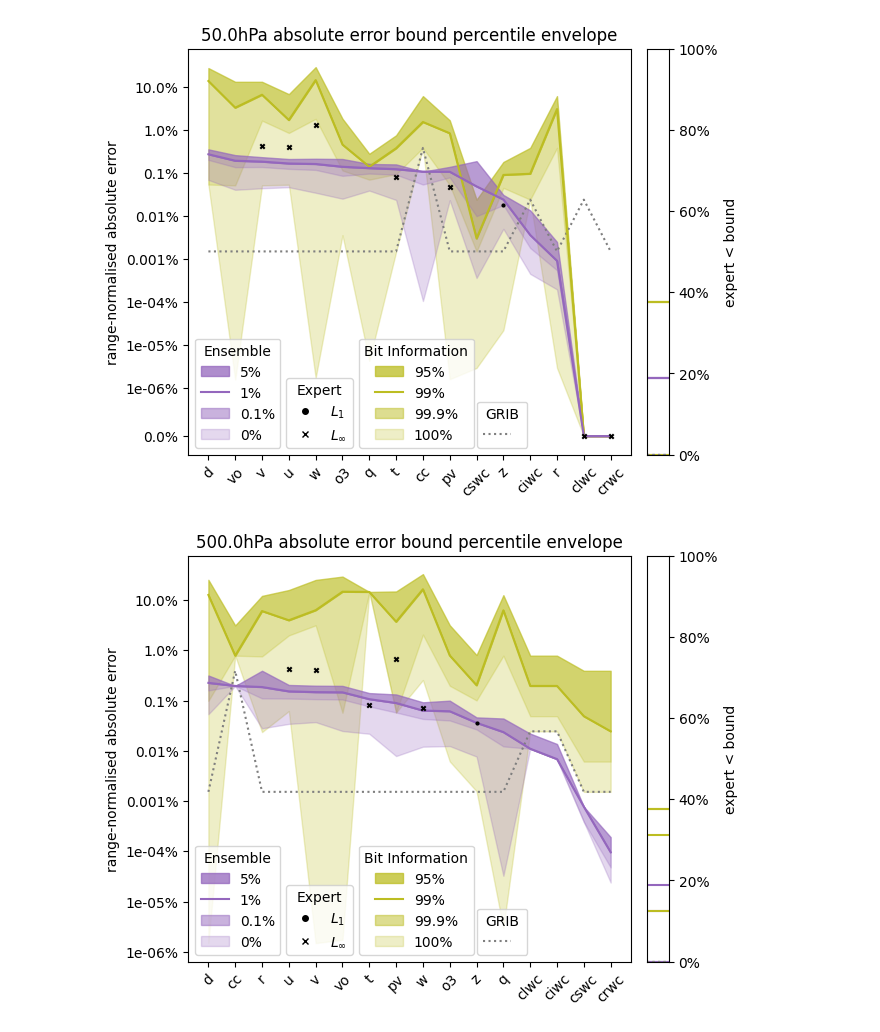
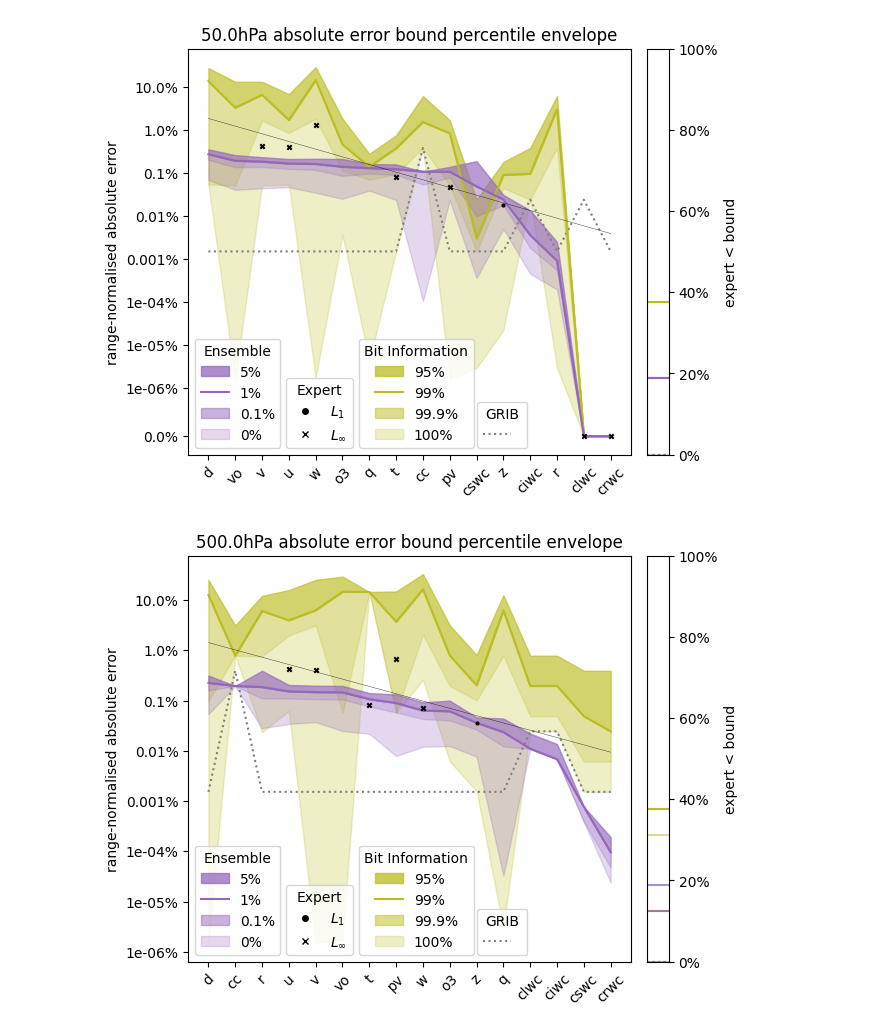
Before and after one commit to juntyr/era5-ensemble-compression-tolerance, a Jupyter notebook: quantile-plots.ipynb, the cells around one changed output. Cells and saved outputs as stored; diff of their text form; code cells hidden in the pictures.

```diff
--- a/quantile-plots.ipynb
+++ b/quantile-plots.ipynb
@@ -652,6 +742,13 @@ ax.scatter(
     label="expert",
     zorder=9,
 )
+
+expert_fit = Polynomial.fit(
+    np.array(expert_xs)[np.array(expert_ys) > 0],
+    np.log(np.array(expert_ys)[np.array(expert_ys) > 0]),
+    deg=1,
+)
+ax.plot(expert_xs, np.exp(expert_fit(expert_xs)), zorder=11, lw=0.25, c="black")
 
 ax.fill_between(
     range(len(v_sorted)),
@@ -815,13 +912,17 @@ for i, p in enumerate(single_ensemble["u10"].percentile):
     count = 0
     for v in single_expert:
         count += single_expert[v].relative_value < single_ensemble[v].relative[i]
-    axr.axhline(count / len(single_expert), c="tab:purple")
+    axr.axhline(
+        count / len(single_expert), c="tab:purple", alpha=[0.25, 0.5, 1.0, 0.75][i]
+    )
 
 for i, p in enumerate(single_ensemble["u10"].percentile):
     count = 0
     for v in single_expert:
         count += single_expert[v].relative_value < single_bit_information[v].relative[i]
-    axr.axhline(count / len(single_expert), c="tab:olive")
+    axr.axhline(
+        count / len(single_expert), c="tab:olive", alpha=[0.25, 0.5, 1.0, 0.75][i]
+    )
 
 for i, p in enumerate(single_ensemble["u10"].percentile):
     count = 0
@@ -1001,6 +1102,13 @@ for p in pressure_ensemble:
         label="expert",
         zorder=9,
     )
+
+    expert_fit = Polynomial.fit(
+        np.array(expert_xs)[np.array(expert_ys) > 0],
+        np.log(np.array(expert_ys)[np.array(expert_ys) > 0]),
+        deg=1,
+    )
+    ax.plot(expert_xs, np.exp(expert_fit(expert_xs)), zorder=11, lw=0.25, c="black")
 
     ax.fill_between(
         range(len(v_sorted)),
@@ -1289,34 +1397,42 @@ for p in pressure_ensemble:
     axr.set_ylim(0, 1)
 
     for i, pt in enumerate(pressure_ensemble["1000.0hPa"]["u"].percentile):
         count = 0
         for v in pressure_expert[p]:
             count += (
                 pressure_expert[p][v].absolute_value
                 < pressure_ensemble[p][v].absolute[i]
             )
-        axr.axhline(count / len(pressure_expert[p]), c="tab:purple")
+        axr.axhline(
+            count / len(pressure_expert[p]),
+            c="tab:purple",
+            alpha=[0.25, 0.5, 1.0, 0.75][i],
+        )
 
     for i, pt in enumerate(pressure_ensemble["1000.0hPa"]["u"].percentile):
         count = 0
         for v in pressure_expert[p]:
             count += (
                 pressure_expert[p][v].absolute_value
                 < pressure_bit_information[p][v].absolute[i]
             )
-        axr.axhline(count / len(pressure_expert[p]), c="tab:olive")
+        axr.axhline(
+            count / len(pressure_expert[p]),
+            c="tab:olive",
+            alpha=[0.25, 0.5, 1.0, 0.75][i],
+        )
 
     for i, pt in enumerate(pressure_ensemble["1000.0hPa"]["u"].percentile):
         count = 0
         for v in pressure_expert[p]:
             count += pressure_expert[p][v].absolute_value < (
                 pressure_grib[p][v]
                 * (pressure_range[p][v].max - pressure_range[p][v].min)
             )
         axr.axhline(count / len(pressure_expert[p]), c="tab:gray", ls=":")
 
     plt.show()
     fig.savefig(plots / f"pressure-{p.replace(' ', '')}-absolute.pdf")
 # %% [output]
-[figure, old version]
+[figure, new version]
-[figure, old version]
+[figure, new version]
```
Also changed, not shown: parts of 6 cells of this notebook, 1 other file.
